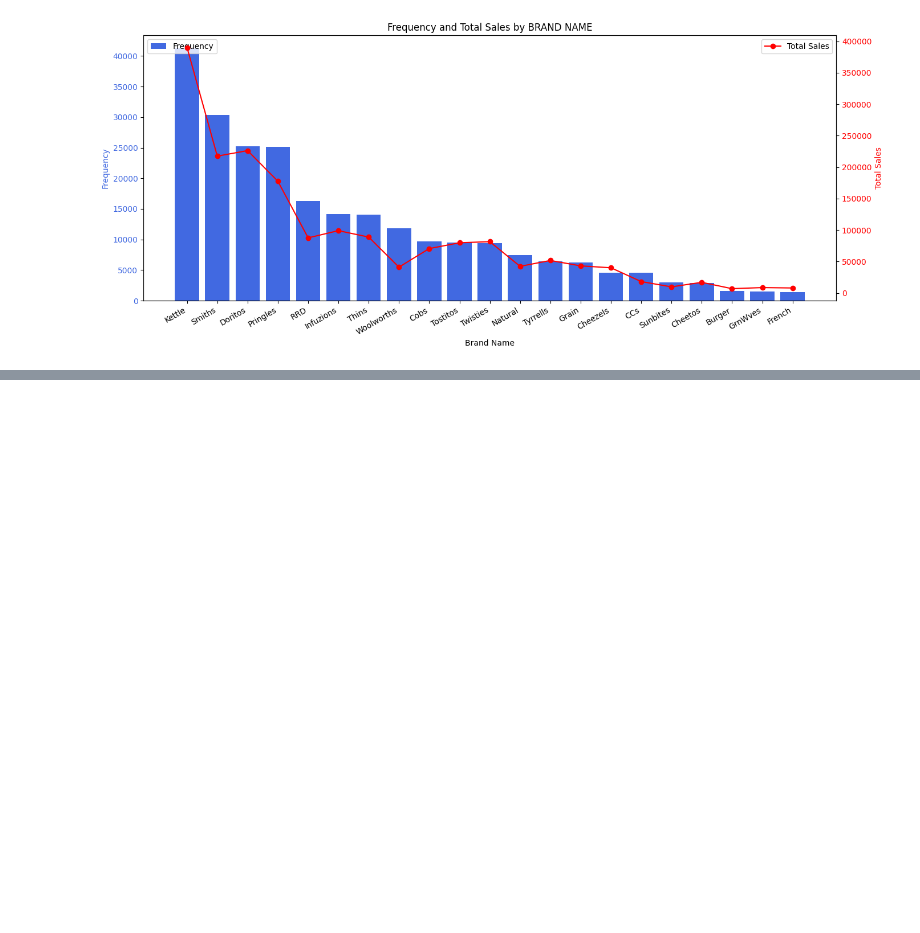
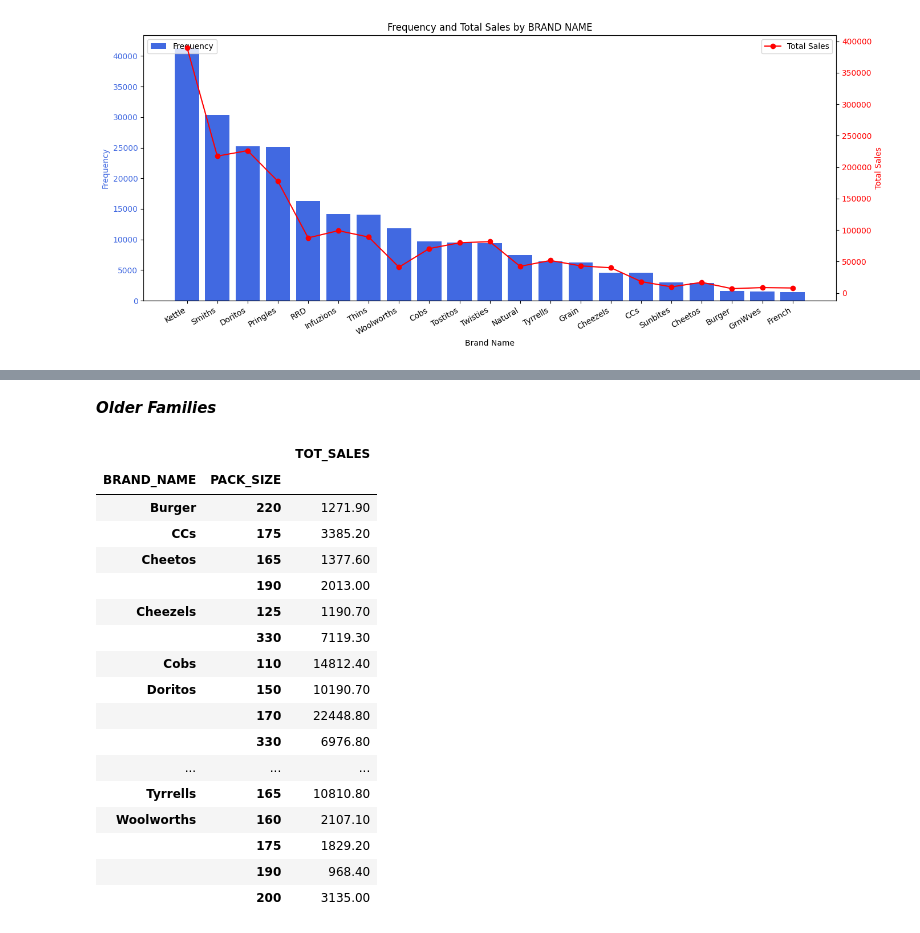
Before and after one commit to ngoc-lk/chips-products-sales-analysis, a Jupyter notebook: main.ipynb, the cells around one changed output, grey strips where cells are left out. Cells and saved outputs as stored; diff of their text form; code cells hidden in the pictures; blank space fills up the shorter version.

```diff
--- a/main.ipynb
+++ b/main.ipynb
@@ -567,0 +600,2 @@ plt.show()
+# %% [markdown]
+***Older Families***
@@ -567,0 +614,29 @@ plt.show()
+# %%
+import plotly.express as px
+import numpy as np
+df = px.older_singles_couples.sort_values(by='TOT_SALES', ascending=False).head(15)
+fig = px.treemap(df, path=[px.Constant("Chips products"), 'BRAND_NAME', 'PACK_SIZE'], values='TOT_SALES',
+                  color='lifeExp',
+                  color_continuous_scale='RdBu',
+                  color_continuous_midpoint=np.average(df['lifeExp'], weights=df['pop']))
+fig.update_layout(margin = dict(t=50, l=25, r=25, b=25))
+fig.show()
+# %% [output]
+|  |  | TOT_SALES |
+| BRAND_NAME | PACK_SIZE |  |
+| Burger | 220 | 1271.90 |
+| CCs | 175 | 3385.20 |
+| Cheetos | 165 | 1377.60 |
+|  | 190 | 2013.00 |
+| Cheezels | 125 | 1190.70 |
+|  | 330 | 7119.30 |
+| Cobs | 110 | 14812.40 |
+| Doritos | 150 | 10190.70 |
+|  | 170 | 22448.80 |
+|  | 330 | 6976.80 |
+| ... | ... | ... |
+| Tyrrells | 165 | 10810.80 |
+| Woolworths | 160 | 2107.10 |
+|  | 175 | 1829.20 |
+|  | 190 | 968.40 |
+|  | 200 | 3135.00 |
```
Also changed, not shown: parts of 31 cells of this notebook.
